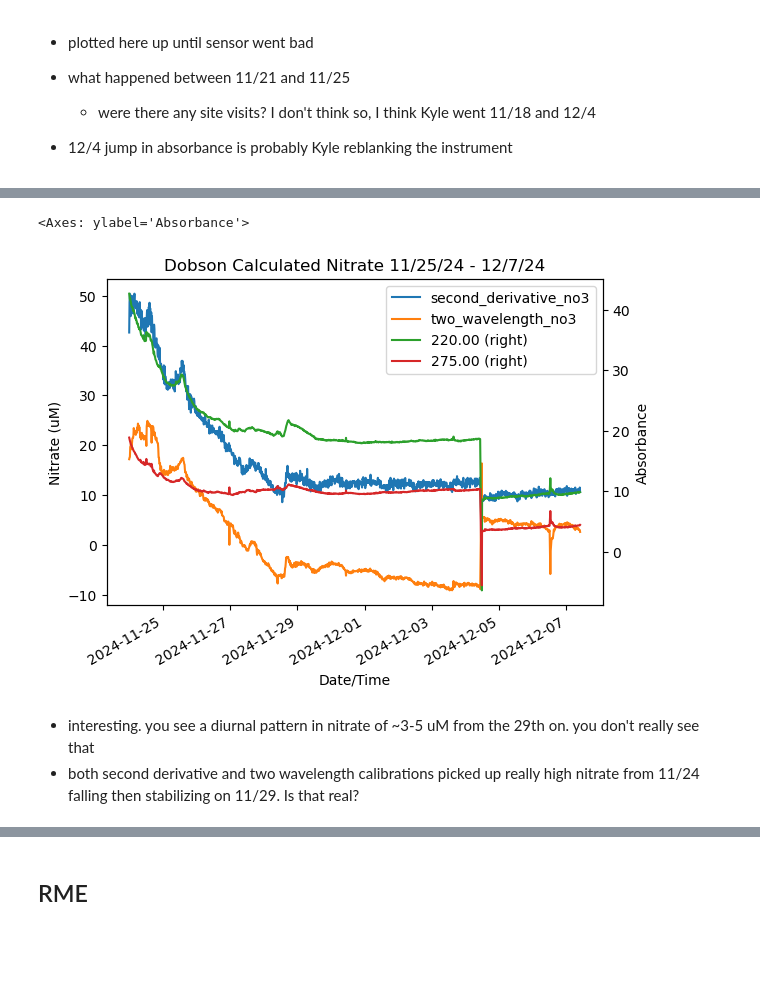
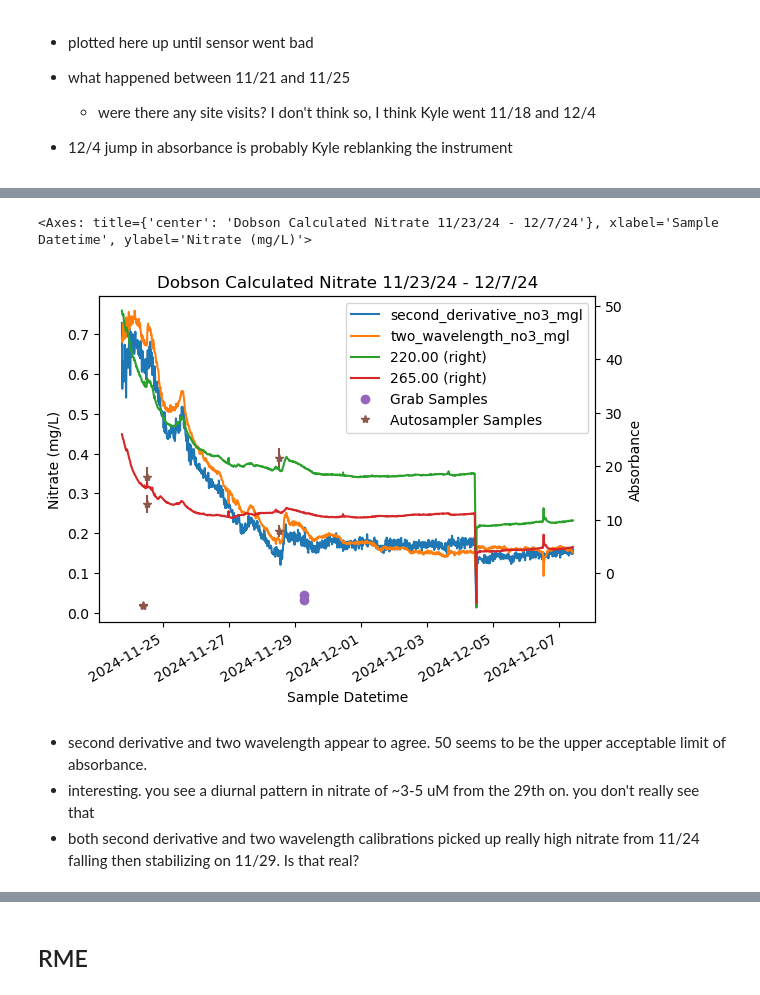
Before and after one commit to mbeneck/rcew-nitrate, a Jupyter notebook: 8-16-24 Reynolds Data.ipynb, the cells around one changed output, grey strips where cells are left out. Saved outputs shown, nothing was run; the diff lists cells and outputs as text; code cells hidden in the pictures; blank space fills up the shorter version.

```diff
--- a/8-16-24 Reynolds Data.ipynb
+++ b/8-16-24 Reynolds Data.ipynb
@@ -66,0 +114,6 @@ dobson81624.to_excel('/Users/beneck/Library/CloudStorage/OneDrive-NortheasternUn
+# %%
+basepath = '/Users/beneck/Library/CloudStorage/OneDrive-NortheasternUniversity/Boise Project/Data/Reynolds Nitrate Monitoring/Nutrient Analyzer Data/20250207 Run/'
+
+result_02072025 = AA500_Result(basepath+'RCEW_NO3_20250207.csv', basepath+'samplelist_20250207.xlsx', ['Nitrate'])
+
+result_02072025.plot_QA('Nitrate')
@@ -69,7 +145,7 @@ dobson81624.to_excel('/Users/beneck/Library/CloudStorage/OneDrive-NortheasternUn
 # %%
 dobson = scan_helpers.import_all_scan_fp('/Users/beneck/Library/CloudStorage/OneDrive-NortheasternUniversity/Boise Project/Data/Reynolds Nitrate Monitoring/SCAN Data/Dobson/Readings/')
 # %%
-dobson = scan_helpers.apply_calibrations(dobson, [no3_calibrations.one_wavelength, no3_calibrations.two_wavelength, no3_calibrations.second_derivative], {no3_calibrations.second_derivative: {'slope': 41.42, 'intercept': 1.03}, no3_calibrations.two_wavelength: {'slope': 3.69, 'intercept': -.98}, no3_calibrations.one_wavelength: {'slope': 3.26, 'intercept': 0.33}})
+dobson = scan_helpers.apply_calibrations(dobson, [no3_calibrations.one_wavelength, no3_calibrations.two_wavelength, no3_calibrations.second_derivative], {no3_calibrations.second_derivative: {'slope': 41.42, 'intercept': 1.03}, no3_calibrations.two_wavelength: {'slope': 3.69, 'intercept': -.98, 'alpha':1.5}, no3_calibrations.one_wavelength: {'slope': 3.26, 'intercept': 0.33}})
 dobson['two_wavelength_no3_mgl'] = dobson['two_wavelength_no3'] * 14/1000
 dobson['one_wavelength_no3_mgl'] = dobson['one_wavelength_no3'] * 14/1000
 dobson['second_derivative_no3_mgl'] = dobson['second_derivative_no3'] * 14/1000
@@ -99,0 +180,11 @@ dobson['11/1/2024 00:00':'12/7/2024 10:00'].plot(y='220.00', secondary_y=True, y
+# %%
+fig, ax = plt.subplots()
+
+dobson['11/1/2024 00:00':'12/7/2024 10:00'].plot(y=['second_derivative_no3_mgl', 'two_wavelength_no3_mgl'], title = 'Dobson Calculated Nitrate 11-19-24 to 12-8-24', ax=ax, ylabel='Nitrate (mg/L)')
+dobson['11/1/2024 00:00':'12/7/2024 10:00'].plot(y=['220.00', '265.00'], secondary_y=True, ylabel='Absorbance', ax=ax)
+
+hand = result_02072025.result_df[result_02072025.result_df['Sample Type']=='Hand'].loc['Dobson']['11/1/2024 00:00':'12/7/2024 10:00']
+auto = result_02072025.result_df[result_02072025.result_df['Sample Type']=='Auto'].loc['Dobson']['11/1/2024 00:00':'12/7/2024 10:00']
+
+hand.plot(y='Nitrate mean', yerr='Nitrate std', ax=ax, label='Grab Samples', fmt='o')
+auto.plot(y='Nitrate mean', yerr='Nitrate std', ax=ax, label='Autosampler Samples', fmt='*')
@@ -127,15 +251,14 @@ dobson['11/1/2024 00:00':'11/21/2024 12:00'].plot(y='second_derivative_no3', tit
 # %%
 fig, ax = plt.subplots()
 
-dobson['11/24/2024 00:00':'12/7/2024 10:00'].plot(y='second_derivative_no3', title = 'Dobson Calculated Nitrate 11/25/24 - 12/7/24', ylabel='Nitrate (uM)', ax=ax)
-dobson['11/24/2024 00:00':'12/7/2024 10:00'].plot(y='two_wavelength_no3', title = 'Dobson Calculated Nitrate 11/25/24 - 12/7/24', ylabel='Nitrate (uM)', ax=ax)
-#dobson['11/25/2024 00:00':'12/7/2024 10:00'].plot(y='one_wavelength_no3', title = 'Dobson Calculated Nitrate 11/25/24 - 12/7/24', ylabel='Nitrate (uM)', ax=ax)
-
-dobson['11/24/2024 00:00':'12/7/2024 10:00'].plot(y='220.00', title = 'Dobson Calculated Nitrate 11/25/24 - 12/7/24', ylabel='Absorbance', secondary_y=True, ax=ax)
-dobson['11/24/2024 00:00':'12/7/2024 10:00'].plot(y='275.00', title = 'Dobson Calculated Nitrate 11/25/24 - 12/7/24', ylabel='Absorbance', secondary_y=True, ax=ax)
+dobson['11/23/2024 18:00':'12/7/2024 10:00'].plot(y=['second_derivative_no3_mgl', 'two_wavelength_no3_mgl'], title = 'Dobson Calculated Nitrate 11/23/24 - 12/7/24', ylabel='Nitrate (mg/L)', ax=ax)
+dobson['11/23/2024 18:00':'12/7/2024 10:00'].plot(y=['220.00', '265.00'], title = 'Dobson Calculated Nitrate 11/23/24 - 12/7/24', ylabel='Absorbance', secondary_y=True, ax=ax)
+hand['11/23/2024 18:00':'12/7/2024 10:00'].plot(y='Nitrate mean', yerr='Nitrate std', ax=ax, label='Grab Samples', fmt='o')
+auto['11/23/2024 18:00':'12/7/2024 10:00'].plot(y='Nitrate mean', yerr='Nitrate std', ax=ax, label='Autosampler Samples', fmt='*')
 # %% [output]
-<Axes: ylabel='Absorbance'>
+<Axes: title={'center': 'Dobson Calculated Nitrate 11/23/24 - 12/7/24'}, xlabel='Sample Datetime', ylabel='Nitrate (mg/L)'>
-[figure, old version]
+[figure, new version]
 # %% [markdown]
+- second derivative and two wavelength appear to agree. 50 seems to be the upper acceptable limit of absorbance.
 - interesting. you see a diurnal pattern  in nitrate of ~3-5 uM from the 29th on. you don't really see that
 - both second derivative and two wavelength calibrations picked up really high nitrate from 11/24 falling then stabilizing on 11/29. Is that real?
```
Also changed, not shown: parts of 35 cells of this notebook.
